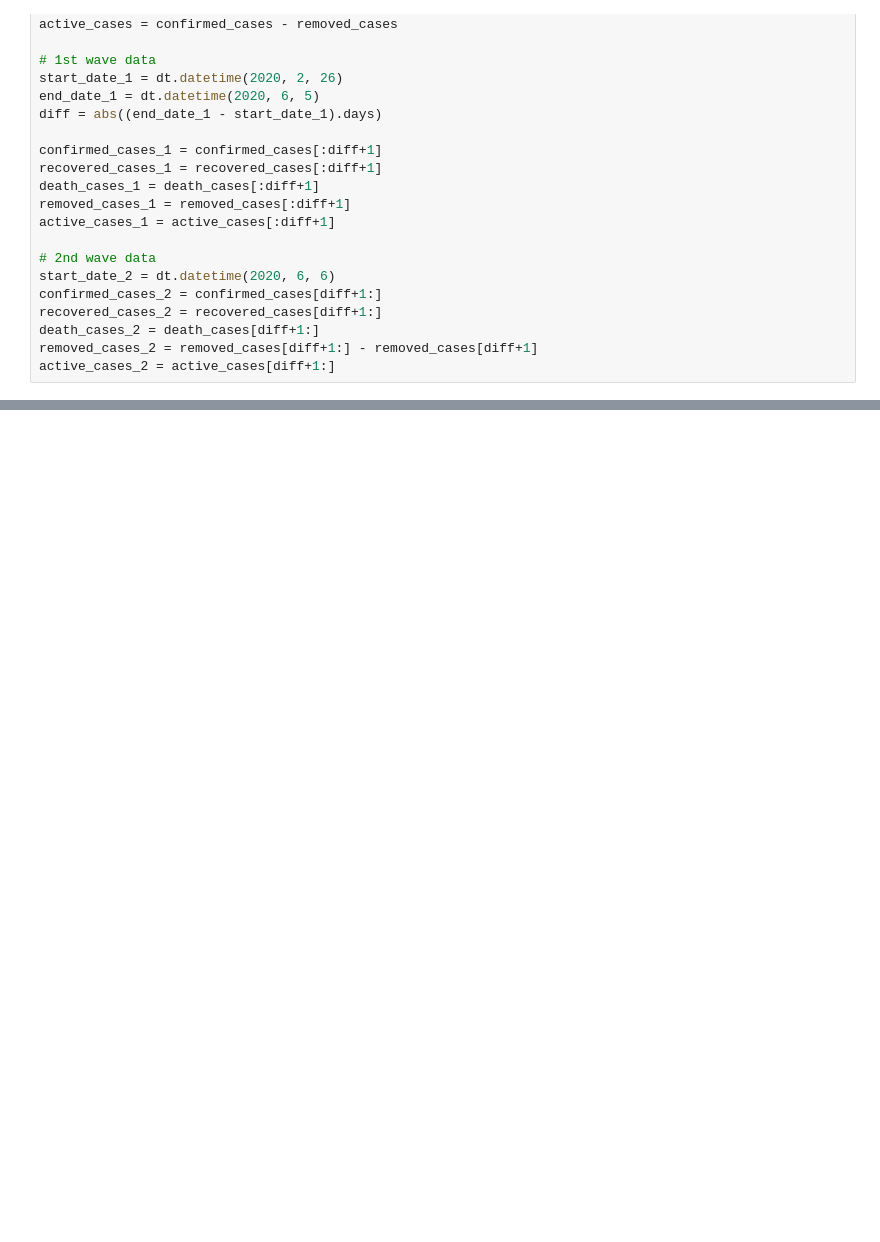
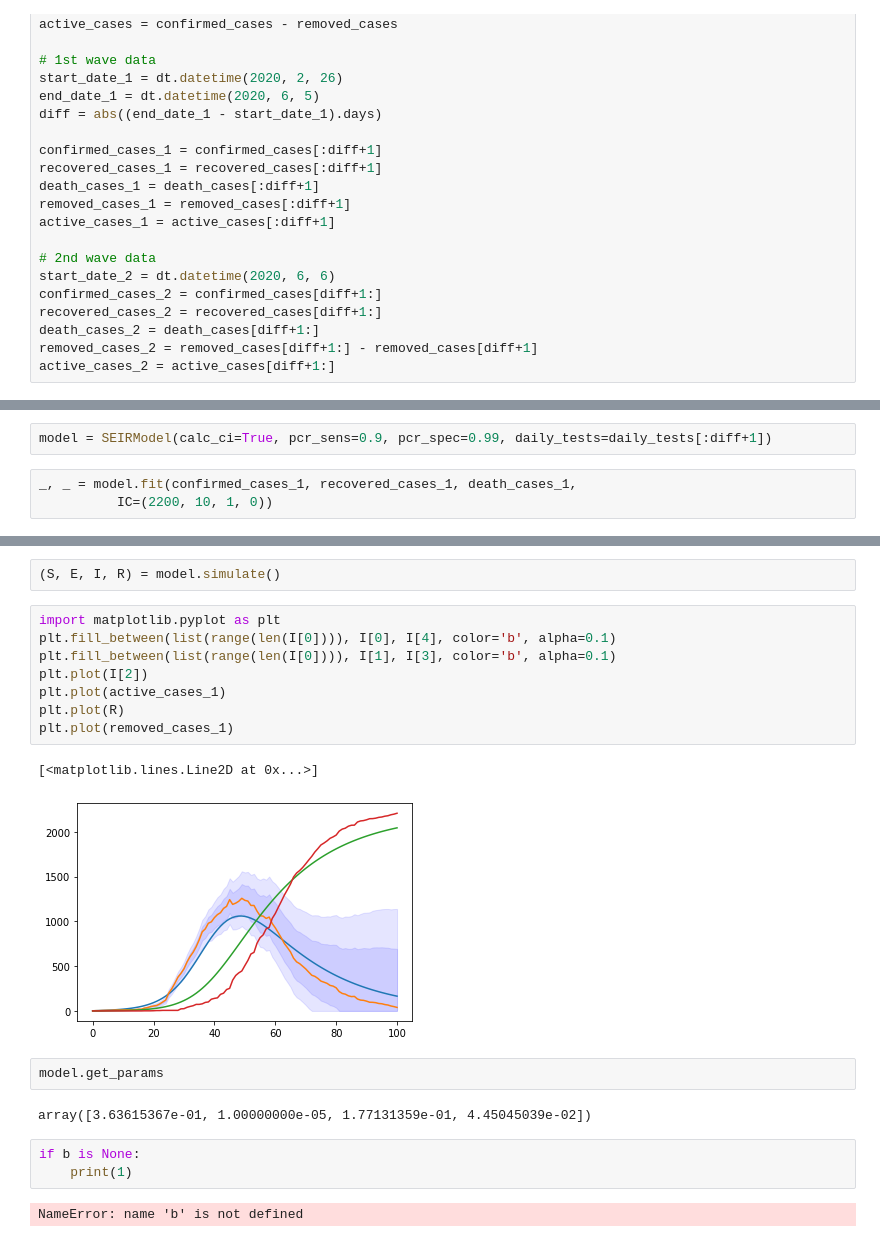
Before and after one commit to akapet00/coropy, a Jupyter notebook: sandbox/03-Modified-SEIR-Simulation.ipynb, the cells around one changed output, grey strips where cells are left out. Cells and saved outputs as stored; diff of their text form; blank space fills up the shorter version.

```diff
--- a/sandbox/03-Modified-SEIR-Simulation.ipynb
+++ b/sandbox/03-Modified-SEIR-Simulation.ipynb
@@ -63,0 +69,5 @@ R0 = removed_cases_1[0]
+# %%
+model = SEIRModel(calc_ci=True, pcr_sens=0.9, pcr_spec=0.99, daily_tests=daily_tests[:diff+1])
+# %%
+_, _ = model.fit(confirmed_cases_1, recovered_cases_1, death_cases_1,
+          IC=(2200, 10, 1, 0))
@@ -63,0 +77,22 @@ R0 = removed_cases_1[0]
+# %%
+(S, E, I, R) = model.simulate()
+# %%
+import matplotlib.pyplot as plt
+plt.fill_between(list(range(len(I[0]))), I[0], I[4], color='b', alpha=0.1)
+plt.fill_between(list(range(len(I[0]))), I[1], I[3], color='b', alpha=0.1)
+plt.plot(I[2])
+plt.plot(active_cases_1)
+plt.plot(R)
+plt.plot(removed_cases_1)
+# %% [output]
+[<matplotlib.lines.Line2D at 0x...>]
+[figure, added]
+# %%
+model.get_params
+# %% [output]
+array([3.63615367e-01, 1.00000000e-05, 1.77131359e-01, 4.45045039e-02])
+# %%
+if b is None:
+    print(1)
+# %% [output]
+NameError: name 'b' is not defined
```
Also changed, not shown: parts of 3 cells of this notebook, 1 other file.
